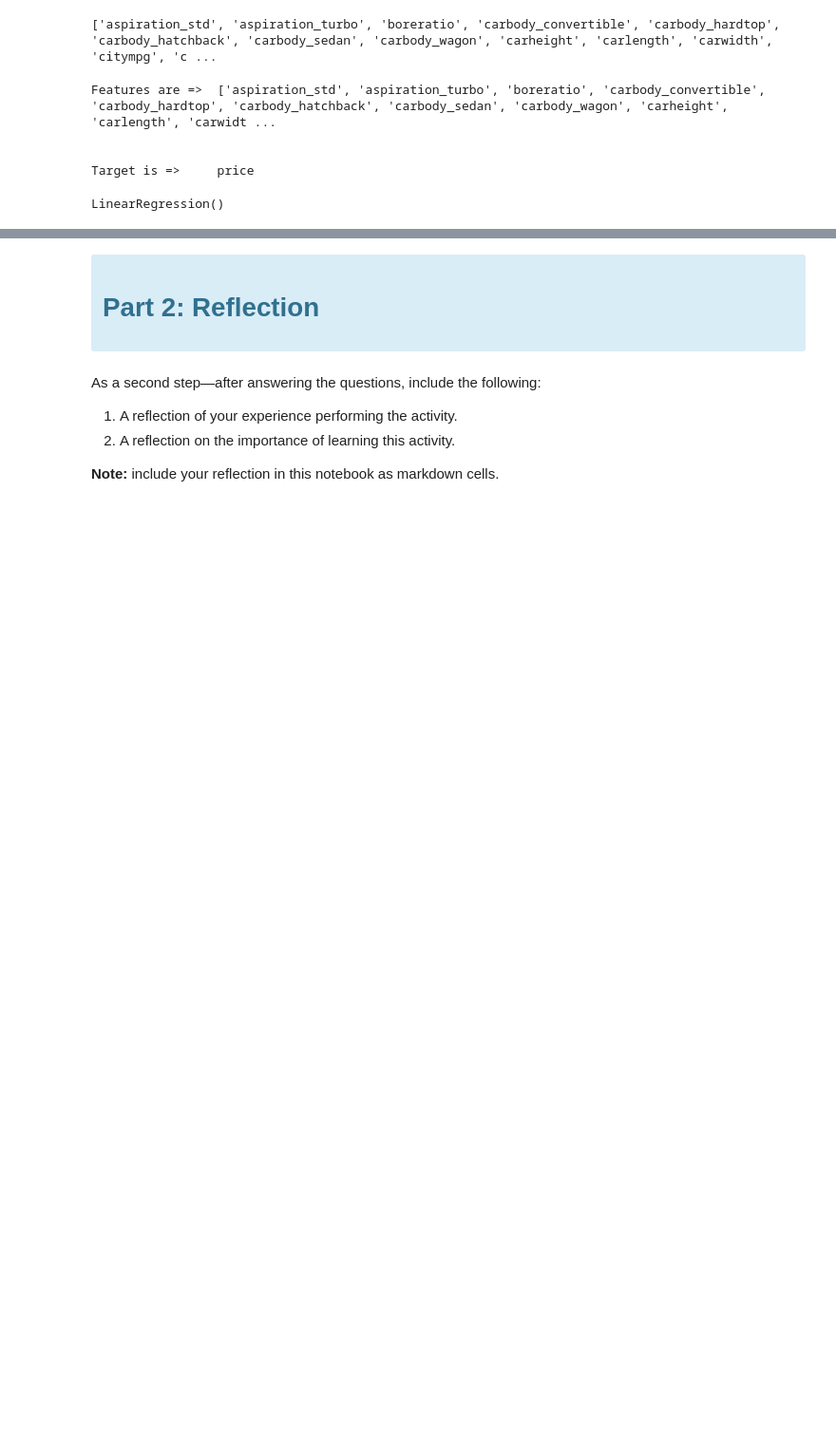
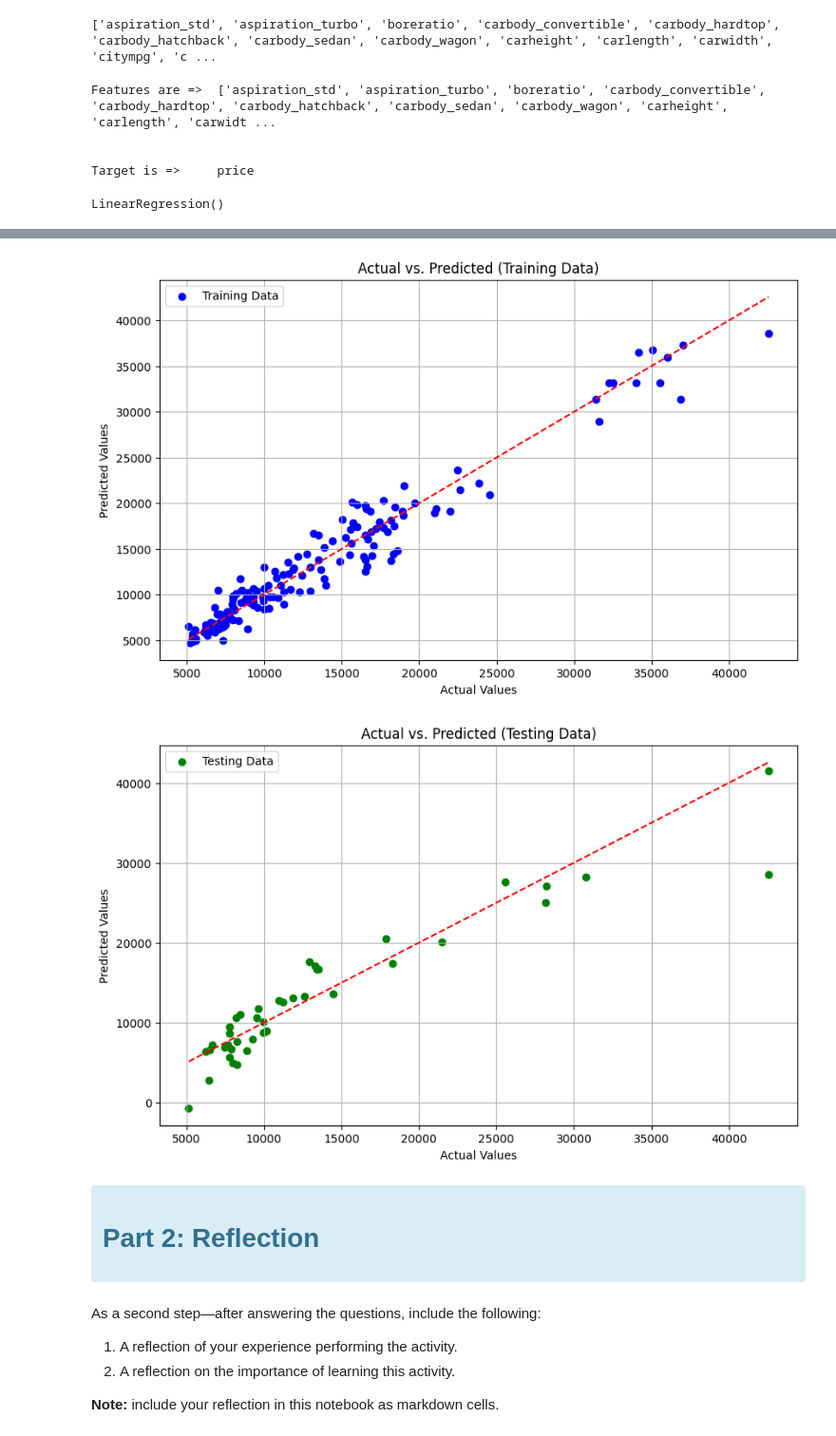
Before and after one commit to jonamadk/scaling-ML-journey, a Jupyter notebook: lab-01/Lab1.ipynb, the cells around one changed output, grey strips where cells are left out. Shown at 95% size. Saved outputs shown, nothing was run; the diff lists cells and outputs as text; code cells hidden in the pictures; blank space fills up the shorter version.

```diff
--- a/lab-01/Lab1.ipynb
+++ b/lab-01/Lab1.ipynb
@@ -504,3 +591,34 @@ r2_score(y_test, y_pred)
+# %%
+
+
+# Make predictions on training and testing data
+train_predictions = regressor.predict(X_train)
+test_predictions = regressor.predict(X_test)
+
+# Plot the actual vs. predicted values for training data
+plt.figure(figsize=(10, 6))
+plt.scatter(y_train, train_predictions, color='blue', label='Training Data')
+plt.plot([min(y_train), max(y_train)], [min(y_train), max(y_train)], color='red', linestyle='--')
+plt.xlabel('Actual Values')
+plt.ylabel('Predicted Values')
+plt.title('Actual vs. Predicted (Training Data)')
+plt.legend()
+plt.grid(True)
+plt.show()
+
+# Plot the actual vs. predicted values for testing data
+plt.figure(figsize=(10, 6))
+plt.scatter(y_test, test_predictions, color='green', label='Testing Data')
+plt.plot([min(y_test), max(y_test)], [min(y_test), max(y_test)], color='red', linestyle='--')
+plt.xlabel('Actual Values')
+plt.ylabel('Predicted Values')
+plt.title('Actual vs. Predicted (Testing Data)')
+plt.legend()
+plt.grid(True)
+plt.show()
+# %% [output]
+[figure, added]
+[figure, added]
 # %% [markdown]
 <div class="alert alert-block alert-info">
 
```
Also changed, not shown: parts of 4 cells of this notebook, 6 other files.
